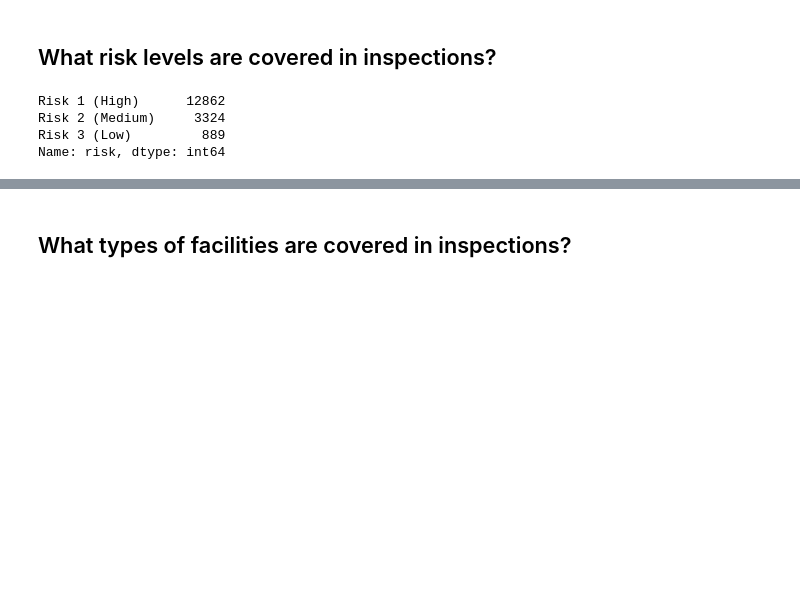
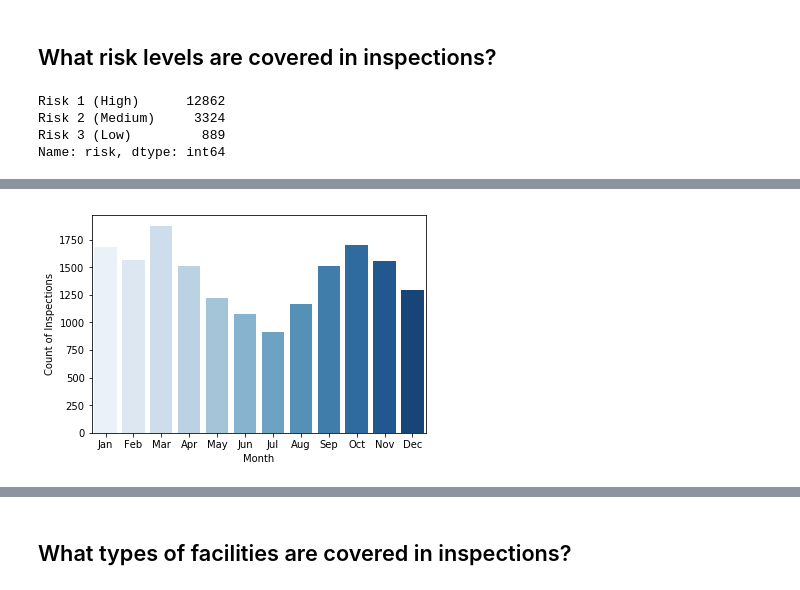
Before and after one commit to vingkan/foodinspectionforecasting, a Jupyter notebook: IIT/10_data_exploration.ipynb, the cells around one changed output, grey strips where cells are left out. Cells and saved outputs as stored; diff of their text form; code cells hidden in the pictures; blank space fills up the shorter version.

```diff
--- a/IIT/10_data_exploration.ipynb
+++ b/IIT/10_data_exploration.ipynb
@@ -43,0 +56,10 @@ Name: risk, dtype: int64
+# %%
+month_hist = pd.to_datetime(df["inspection_date"]).dt.month
+month_hist = month_hist.value_counts().sort_index()
+month_hist.index = ["Jan", "Feb", "Mar", "Apr", "May", "Jun", "Jul", "Aug", "Sep", "Oct", "Nov", "Dec"]
+sns.barplot(month_hist.index, month_hist.values, palette="Blues")
+plt.xlabel("Month")
+plt.ylabel("Count of Inspections")
+plt.show()
+# %% [output]
+[figure, added]
```
Also changed, not shown: parts of 21 cells of this notebook.
